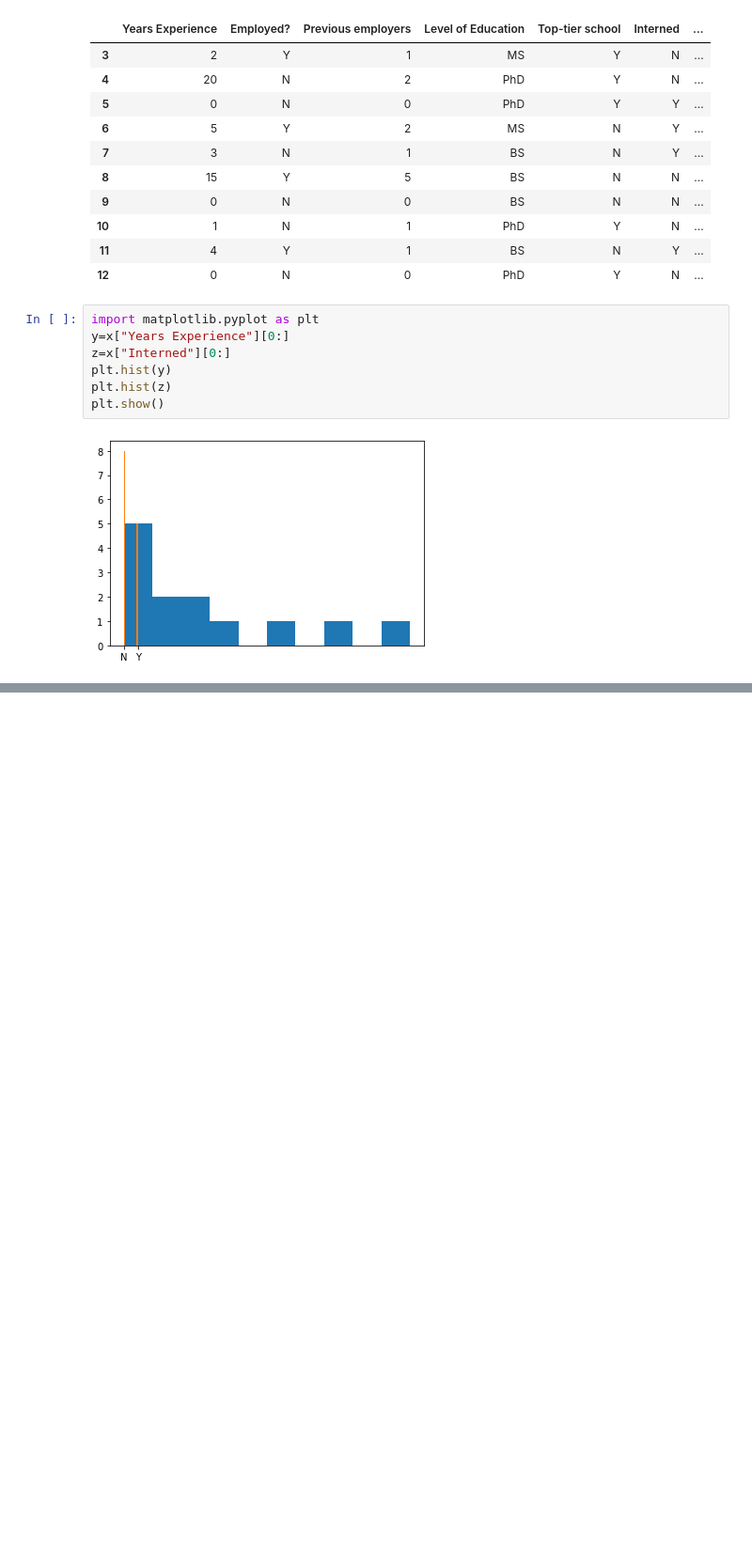
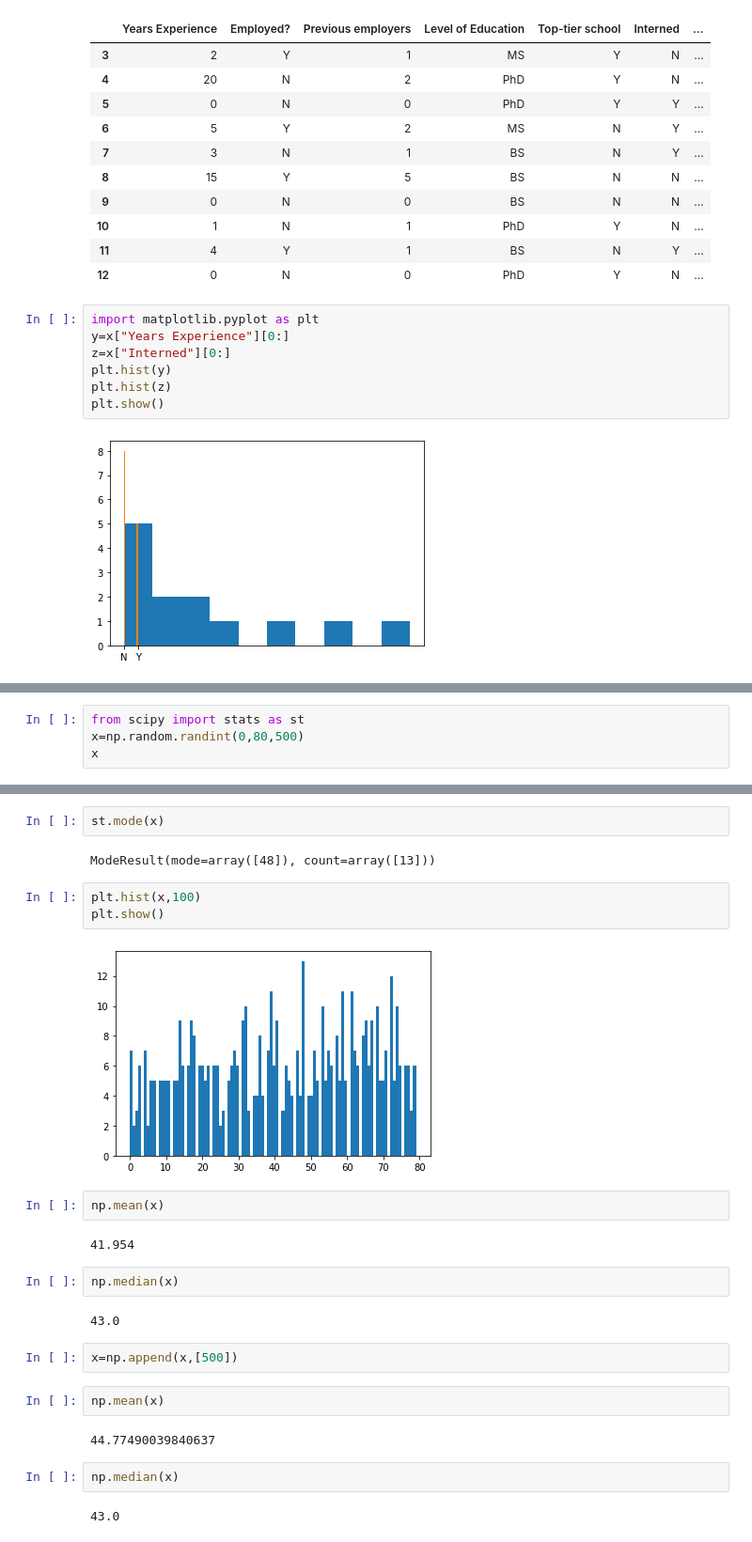
Before and after one commit to Hrithik1/Machine-Learning, a Jupyter notebook: Basics of ML.ipynb, the cells around one changed output, grey strips where cells are left out. Shown at 94% size. Drawn from its saved outputs; the diff is of its cells as text; blank space fills up the shorter version.

```diff
--- a/Basics of ML.ipynb
+++ b/Basics of ML.ipynb
@@ -51,0 +108,4 @@ plt.show()
+# %%
+from scipy import stats as st
+x=np.random.randint(0,80,500)
+x
@@ -51,0 +130,27 @@ plt.show()
+# %%
+st.mode(x)
+# %% [output]
+ModeResult(mode=array([48]), count=array([13]))
+# %%
+plt.hist(x,100)
+plt.show()
+# %% [output]
+[figure, added]
+# %%
+np.mean(x)
+# %% [output]
+41.954
+# %%
+np.median(x)
+# %% [output]
+43.0
+# %%
+x=np.append(x,[500])
+# %%
+np.mean(x)
+# %% [output]
+44.77490039840637
+# %%
+np.median(x)
+# %% [output]
+43.0
```
Also changed, not shown: parts of 12 cells of this notebook.
